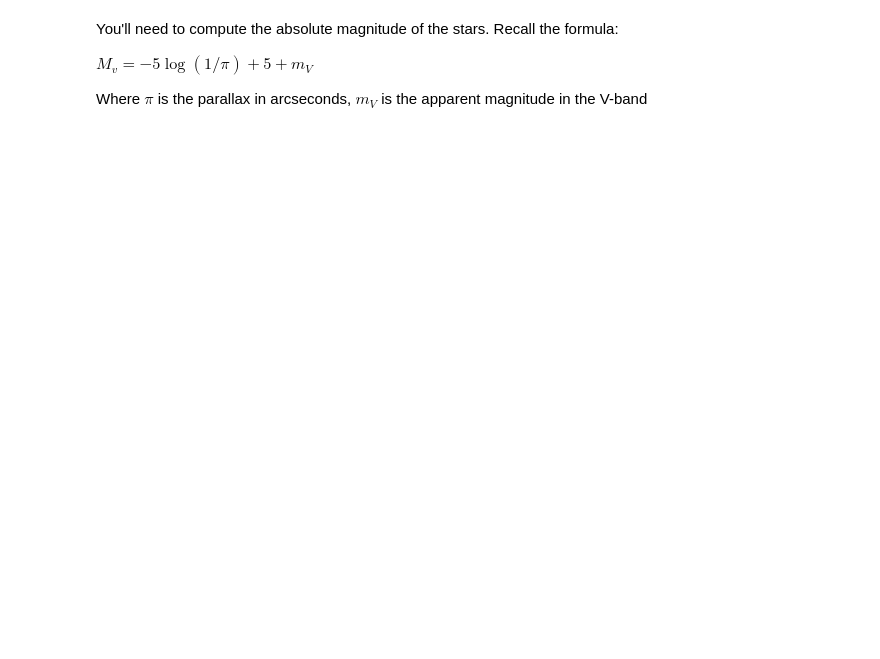
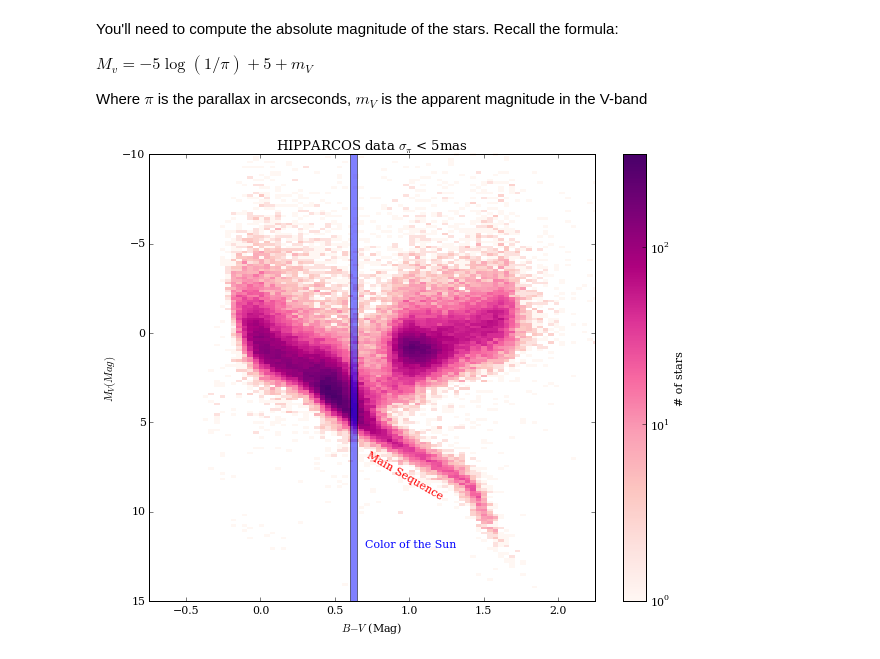
Before and after one commit to jradavenport/WWU-seminar-2016, a Jupyter notebook: lab5/example_plots.ipynb, the cells around one changed output. Cells and saved outputs as stored; diff of their text form; code cells hidden in the pictures; blank space fills up the shorter version.

```diff
--- a/lab5/example_plots.ipynb
+++ b/lab5/example_plots.ipynb
@@ -53,30 +74,42 @@ I required errors on parallax to be greater than 0 and less than or equal to 5
 Finally, I required the absolute magnitudes to be real numbers (no Nulls, NaN's, Infs, etc)
 '''
 
+Mv = -5*(np.log10(1000/tbl['Plx']))+5+tbl['Vmag']
+
 # here is most of what you need. Finish it!
 ok = np.where((tbl['e_B-V'] <= 0.05) &
               (tbl['e_Plx'] > 0) &
               np.isfinite(Mv))
 # %%
-plt.figure( figsize=(7,5) )
+plt.figure( figsize=(10,8) )
 # here's a freebie: I used a 10x8 figsize
 
-plt.hist2d(x, y,
-           bins=(10,20), # set the number of bins in the X and Y direction. You'll have to guess what I used
+plt.hist2d(tbl['B-V'][ok], Mv[ok],
+           bins=(100,200), # set the number of bins in the X and Y direction. You'll have to guess what I used
            norm=LogNorm(), # scale the colors using log, not linear (default)
-           cmap = cm.Spectral) # change the colormap
+           cmap = cm.RdPu) # change the colormap
 
 # the B-V color of the Sun is 0.635 mag
 
 # use plt.annotate to put words on the plot, set their colors, fontsizes, and rotation
+plt.xlabel('$B-V$ (Mag)')
+plt.ylabel('$M_{V} (Mag)$') # you can put (some) LaTeX math in matplotlib titles/labels
 
-plt.ylabel('$m_{V}$') # you can put (some) LaTeX math in matplotlib titles/labels
+plt.title('HIPPARCOS data $\sigma_{\pi}$ < 5mas')
+plt.xlim(-0.75,2.25)
+plt.ylim(15,-10)
 
-cb = plt.colorbar() # make a colorbar magically appear
+plt.annotate("Main Sequence", xy=(0.7,7), color = 'r', rotation = 330)
+plt.annotate("Color of the Sun", xy=(0.7,12), color = 'b')
+plt.axvspan(0.6, 0.65, facecolor='b', alpha=0.5)
+
+cb = plt.colorbar(label='# of stars') # make a colorbar magically appear
 
 
 # more freebies: this is the exact resolution and padding I used to make the figure file
-plt.savefig('FILENAME.png',
+plt.savefig('HIPP_HR.png',
             dpi=300, # set the resolution
             bbox_inches='tight', # make the figure fill the window size
             pad_inches=0.5) # give a buffer so text doesnt spill off side of plot
+# %% [output]
+[figure, added]
```
Also changed, not shown: parts of 4 cells of this notebook.
